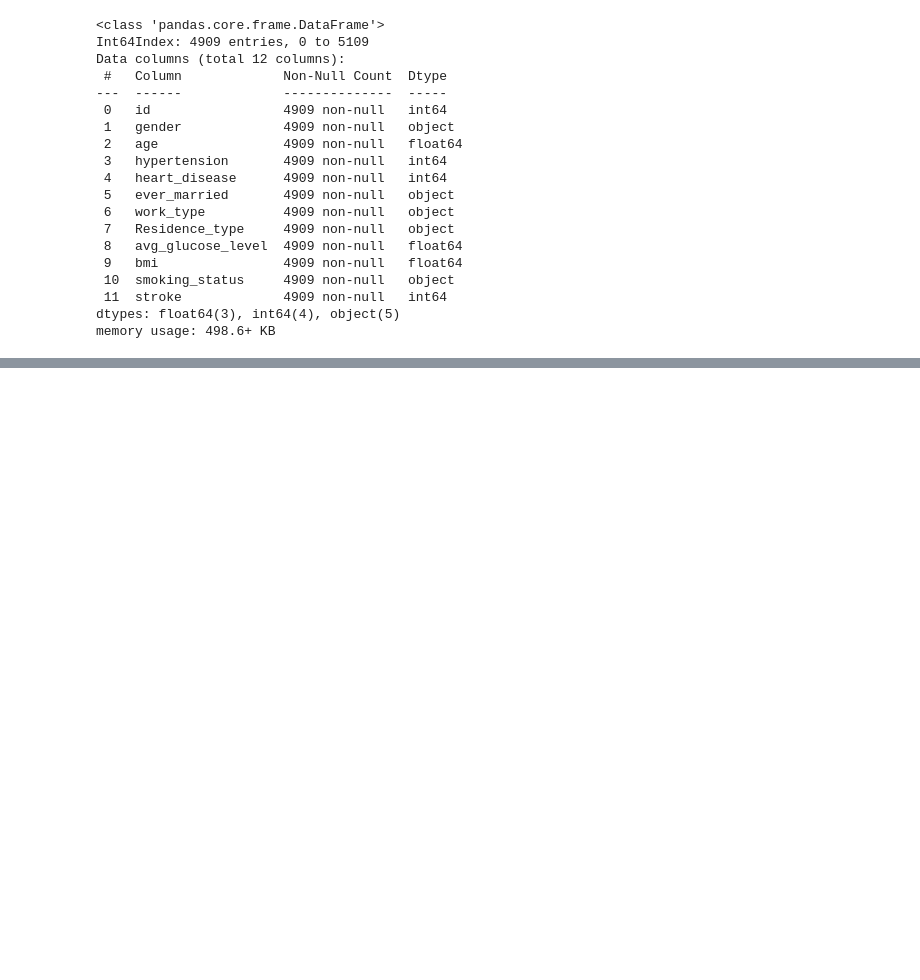
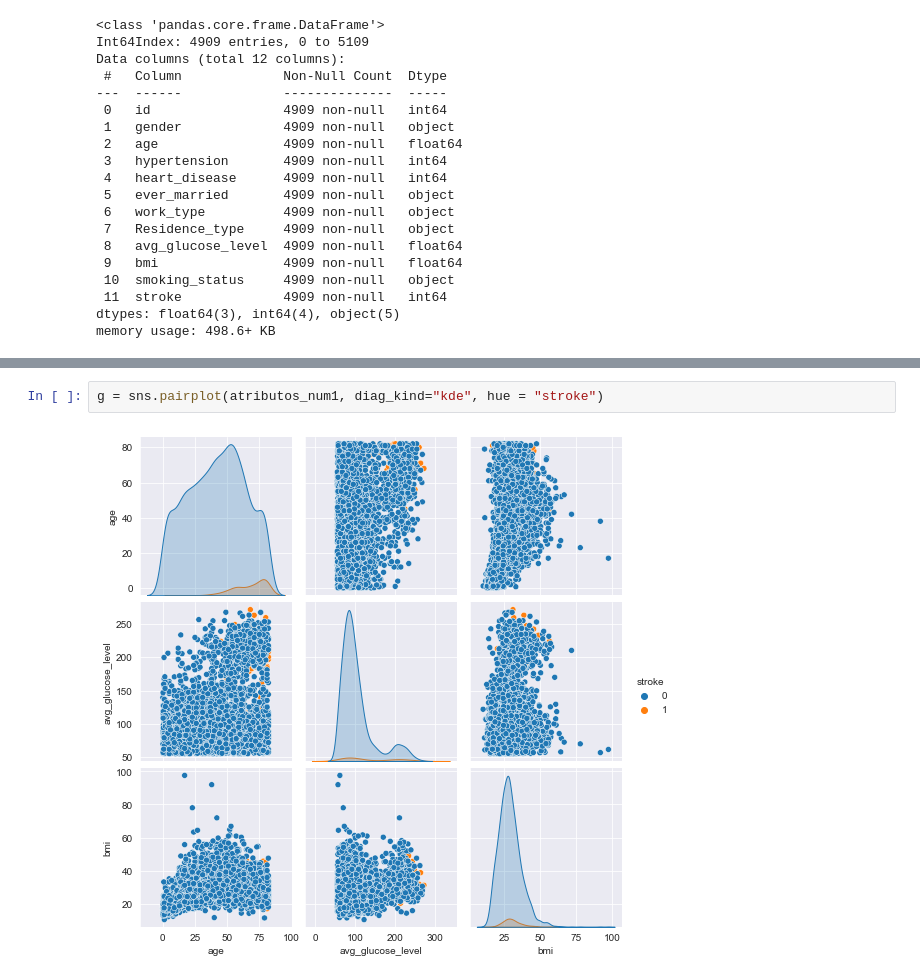
Before and after one commit to andresblnc/stroke_ml_prob, a Jupyter notebook: main.ipynb, the cells around one changed output, grey strips where cells are left out. Drawn from its saved outputs; the diff is of its cells as text; blank space fills up the shorter version.

```diff
--- a/main.ipynb
+++ b/main.ipynb
@@ -63,0 +87,4 @@ memory usage: 498.6+ KB
+# %%
+g = sns.pairplot(atributos_num1, diag_kind="kde", hue = "stroke")
+# %% [output]
+[figure, added]
```
Also changed, not shown: parts of 13 cells of this notebook.
